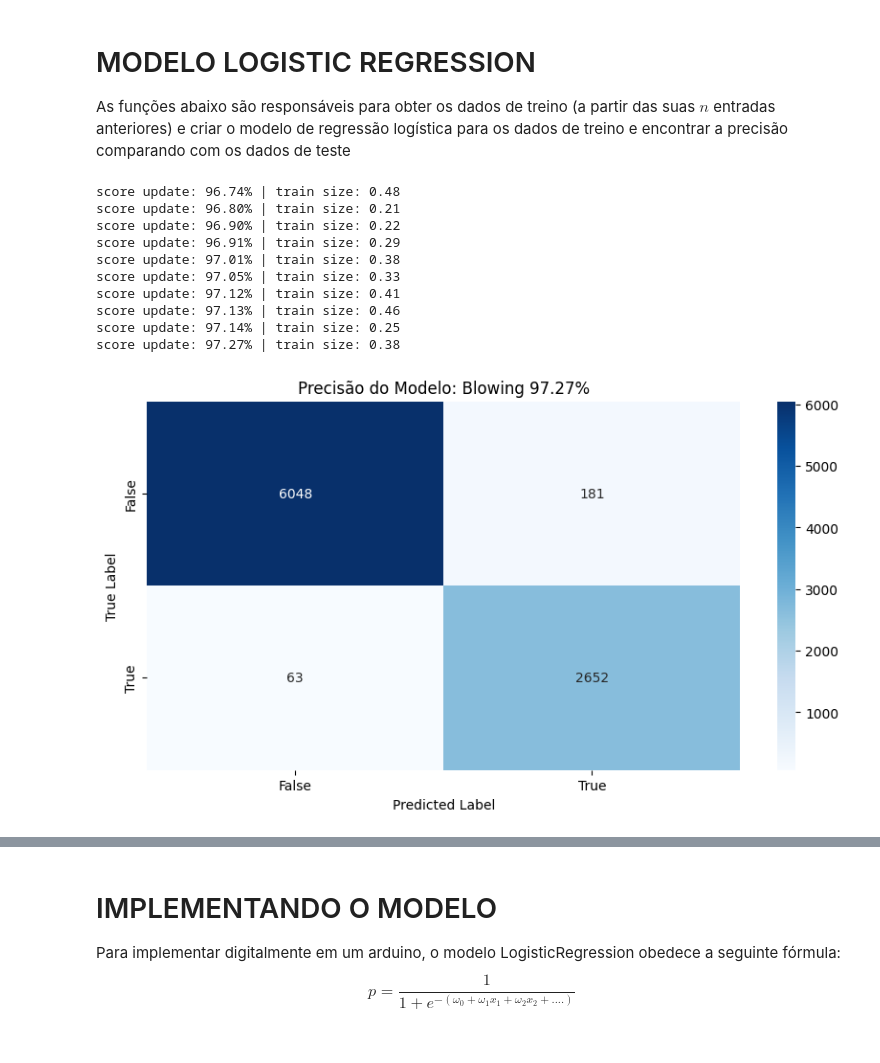
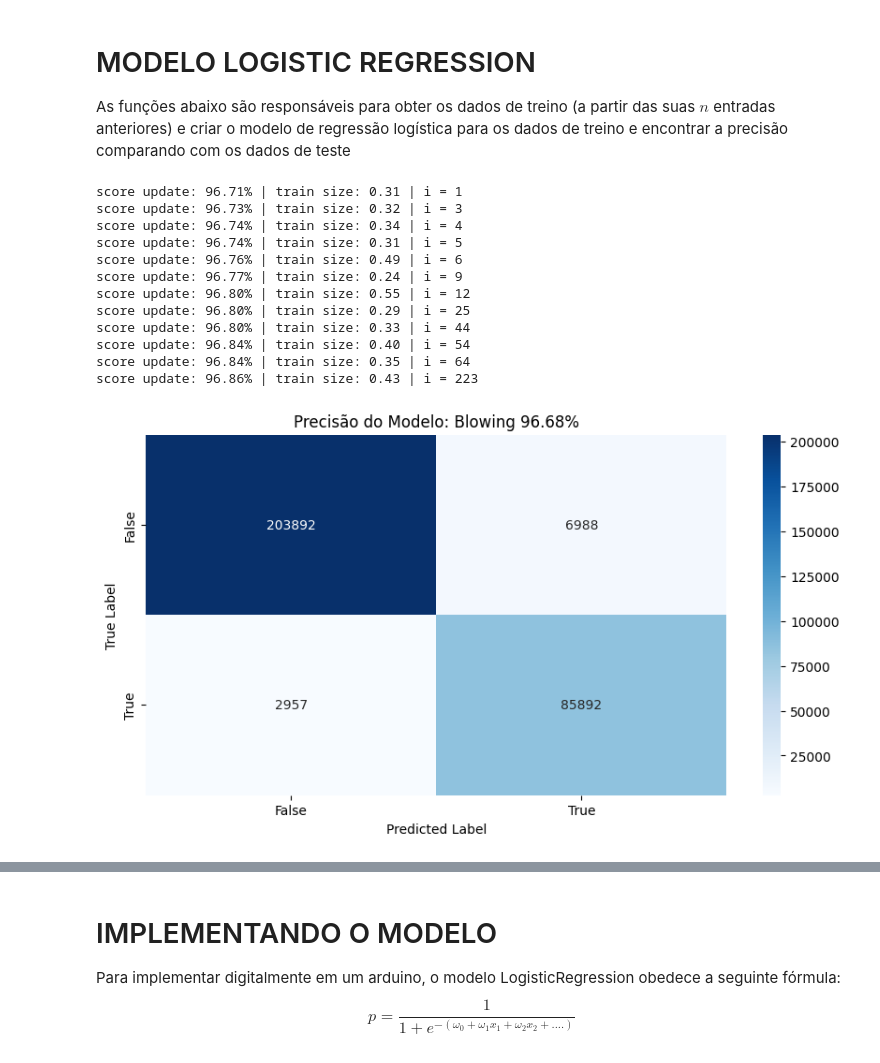
Before and after one commit to KlaussMarchi/PressureSensorModel, a Jupyter notebook: Model/Model.ipynb, the cells around one changed output, grey strips where cells are left out. Saved outputs shown, nothing was run; the diff lists cells and outputs as text; code cells hidden in the pictures.

```diff
--- a/Model/Model.ipynb
+++ b/Model/Model.ipynb
@@ -76,5 +77,5 @@ total: 39.58% (4489 dados)
 # %%
-target = df.loc[(df.start_blow == False) & (df.stop_blow == False)].sample(frac=0.35, random_state=42)
+target = df.loc[(df.start_blow == False) & (df.stop_blow == False)].sample(frac=0.30, random_state=42)
 df = df.drop(target.index).reset_index(drop=True)
 
 startCount = (df.start_blow == True).sum() / len(df) * 100
@@ -178,9 +179,10 @@ def getBestModel(df, timeout=5):
     bestModel  = {'start': None, 'stop': None, 'score': 0.00}
     startTime  = time.time()
     xData = getTrainData(df, size)
+    i = 0
 
     while time.time() - startTime < timeout:
-        trainSize = random.uniform(0.20, 0.52)
+        trainSize = random.uniform(0.20, 0.55)
         startBlowModel = getModel(xData, df.start_blow, trainSize)
         stopBlowModel  = getModel(xData, df.stop_blow, trainSize)
 
@@ -192,39 +194,44 @@ def getBestModel(df, timeout=5):
         score = accuracy_score(df.blowing, yBlow)
 
         if score > bestModel['score']:
-            print(f'score update: {score*100:.2f}% | train size: {trainSize:.2f}')
+            print(f'score update: {score*100:.2f}% | train size: {trainSize:.2f} | i = {i+1}')
             bestModel = {'start': startBlowModel, 'stop': stopBlowModel, 'score': score}
 
         if score == 1.0:
             break
 
+        i = i + 1
+
     return bestModel
 
 
-model = getBestModel(df, timeout=200)
+model = getBestModel(df, timeout=1000)
 startBlowModel = model['start']
 stopBlowModel  = model['stop']
 # %% [output]
-score update: 96.74% | train size: 0.48
-score update: 96.80% | train size: 0.21
-score update: 96.90% | train size: 0.22
-score update: 96.91% | train size: 0.29
-score update: 97.01% | train size: 0.38
-score update: 97.05% | train size: 0.33
-score update: 97.12% | train size: 0.41
-score update: 97.13% | train size: 0.46
-score update: 97.14% | train size: 0.25
-score update: 97.27% | train size: 0.38
+score update: 96.71% | train size: 0.31 | i = 1
+score update: 96.73% | train size: 0.32 | i = 3
+score update: 96.74% | train size: 0.34 | i = 4
+score update: 96.74% | train size: 0.31 | i = 5
+score update: 96.76% | train size: 0.49 | i = 6
+score update: 96.77% | train size: 0.24 | i = 9
+score update: 96.80% | train size: 0.55 | i = 12
+score update: 96.80% | train size: 0.29 | i = 25
+score update: 96.80% | train size: 0.33 | i = 44
+score update: 96.84% | train size: 0.40 | i = 54
+score update: 96.84% | train size: 0.35 | i = 64
+score update: 96.86% | train size: 0.43 | i = 223
 # %%
+df = pd.read_csv('DataBase.csv')
 xData   = getTrainData(df, size)
 classes = startBlowModel.classes_
 
 df['start_blow_pred'] = startBlowModel.predict(xData)
 df['stop_blow_pred']  = stopBlowModel.predict(xData)
 df['prediction']      = df.apply(lambda row: isBlowing(row.start_blow_pred, row.stop_blow_pred), axis=1)
 plotModel(df.prediction, df.blowing, classes, 'Blowing')
 # %% [output]
-[figure, old version]
+[figure, new version]
 # %%
 numRows = len(files) // 3 + 1
 plt.figure(figsize=(18, 5*numRows))
```
Also changed, not shown: parts of 11 cells of this notebook, 3 other files.
